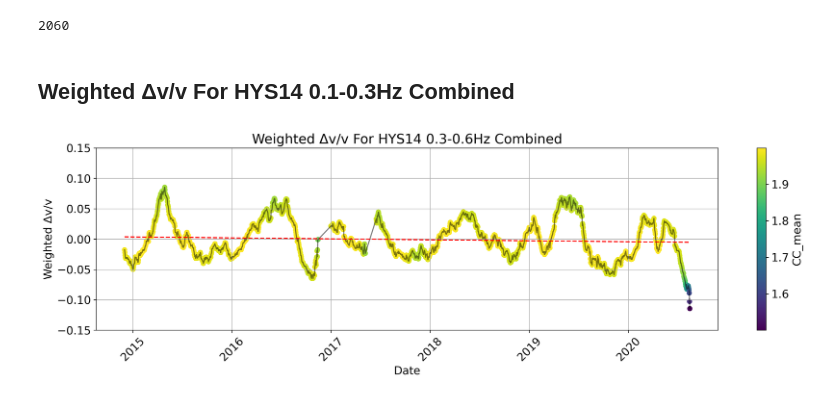
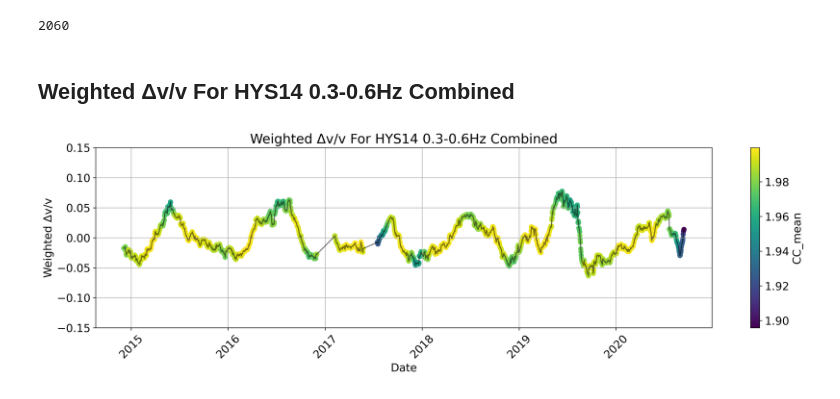
Before and after one commit to MaleenKidiwela/AmbientNoiseOOI, a Jupyter notebook: src/Plotting.ipynb, the cells around one changed output. Saved outputs shown, nothing was run; the diff lists cells and outputs as text; code cells hidden in the pictures.

```diff
--- a/src/Plotting.ipynb
+++ b/src/Plotting.ipynb
@@ -263,7 +255,7 @@ end_date = pd.to_datetime("2017-06-03")
 for i in range(len(interpolated_dfs)):
     interpolated_dfs[i] = interpolated_dfs[i].drop(interpolated_dfs[i].loc[start_date:end_date].index)
 # %% [markdown]
-## Weighted Δv/v For HYS14 0.1-0.3Hz Combined
+## Weighted Δv/v For HYS14 0.3-0.6Hz Combined
 # %%
 # import pandas as pd
 import numpy as np
@@ -274,12 +266,12 @@ import matplotlib.cm as cm
 
 # Define the paths to your CSV files
 file_paths = [
-    '14_60daystack_0p3to0p6 positiveZE 2060svd7x.csv',
-    '14_60daystack_0p3to0p6 negativeZE 6020svd7x.csv',
+    '14_60daystack_0p3to0p6 positiveZE 1530svd7x.csv',
+    '14_60daystack_0p3to0p6 negativeZE 3015svd7x.csv',
 ]
 
 # Predefined array with multipliers (-1 or +1)
-multipliers = [1, -1, -1, 1, 1, 1]
+multipliers = [1,-1, -1, 1, -1, -1]
 
 dataframes = []
 for path, multiplier in zip(file_paths, multipliers):
@@ -301,27 +293,19 @@ unified_index = pd.to_datetime(sorted(set.union(*(set(df.index) for df in datafr
 interpolated_dfs = [df.reindex(unified_index).interpolate() for df in dataframes]
 
 # Define the date range to exclude
-start_date = pd.to_datetime("2010-01-01")
-end_date = pd.to_datetime("2014-12-01")
-
-# Exclude the specified date range
-for i in range(len(interpolated_dfs)):
-    interpolated_dfs[i] = interpolated_dfs[i].drop(interpolated_dfs[i].loc[start_date:end_date].index)
-
-start_date = pd.to_datetime("2016-11-15")
-end_date = pd.to_datetime("2016-12-30")
-
-# Exclude the specified date range
-for i in range(len(interpolated_dfs)):
-    interpolated_dfs[i] = interpolated_dfs[i].drop(interpolated_dfs[i].loc[start_date:end_date].index)
-
-start_date = pd.to_datetime("2017-05-08")
+start_date = pd.to_datetime("2017-04-25")
 end_date = pd.to_datetime("2017-06-15")
 
 # Exclude the specified date range
 for i in range(len(interpolated_dfs)):
     interpolated_dfs[i] = interpolated_dfs[i].drop(interpolated_dfs[i].loc[start_date:end_date].index)
 
+start_date = pd.to_datetime("2016-11-01")
+end_date = pd.to_datetime("2017-01-05")
+
+# Exclude the specified date range
+for i in range(len(interpolated_dfs)):
+    interpolated_dfs[i] = interpolated_dfs[i].drop(interpolated_dfs[i].loc[start_date:end_date].index)
 
 # Calculate CC_mean using squared correlation coefficients for each time point
 CC_mean = sum(df['CCT']**2 for df in interpolated_dfs)
@@ -333,32 +317,34 @@ weighted_dvv = sum(df['CCT']**2 * df['DVT'] for df in interpolated_dfs) / CC_mea
 norm = mcolors.Normalize(vmin=CC_mean.min(), vmax=CC_mean.max())
 cmap = cm.viridis  # Can choose any available colormap
 
 # Create a DataFrame for the weighted Δv/v time series
 weighted_dvv_df = pd.DataFrame(weighted_dvv, columns=['Weighted Δv/v'])
 
+weighted_dvv_df.index = weighted_dvv_df.index + pd.DateOffset(days=30)
+
 # Plotting the weighted Δv/v time series with color-coded CC_mean
 plt.figure(figsize=(16, 5), dpi=300)
 # Scatter plot for individual markers with color coding
 sc = plt.scatter(weighted_dvv_df.index, weighted_dvv_df['Weighted Δv/v'], c=CC_mean, cmap=cmap, norm=norm, label='Weighted Δv/v')
 # Line plot to connect markers
 plt.plot(weighted_dvv_df.index, weighted_dvv_df['Weighted Δv/v'], 'k-', alpha=0.5)  # Adjust alpha for line transparency
 plt.colorbar(sc, label='CC_mean')
 # Adding a trend line
 z = np.polyfit(weighted_dvv_df.index.astype(np.int64), weighted_dvv_df['Weighted Δv/v'], 1)
 p = np.poly1d(z)
-plt.plot(weighted_dvv_df.index, p(weighted_dvv_df.index.astype(np.int64)), "r--", label='Trend Line')
+#plt.plot(weighted_dvv_df.index, p(weighted_dvv_df.index.astype(np.int64)), "r--", label='Trend Line')
 plt.title('Weighted Δv/v For HYS14 0.3-0.6Hz Combined')
 plt.xlabel('Date')
 plt.ylim([-0.15,0.15])
 plt.ylabel('Weighted Δv/v')
 plt.grid(True)
 plt.rcParams.update({'font.size': 15})  # Increase font size
 #start_date = pd.to_datetime("2010-07-01")
 #end_date = pd.to_datetime("2024-03-01")
 
 #plt.xlim([start_date, end_date])
 plt.xticks(rotation=45)
 plt.tight_layout()
 plt.show()
 # %% [output]
-[figure, old version]
+[figure, new version]
```
Also changed, not shown: parts of 9 cells of this notebook, 21 other files.
